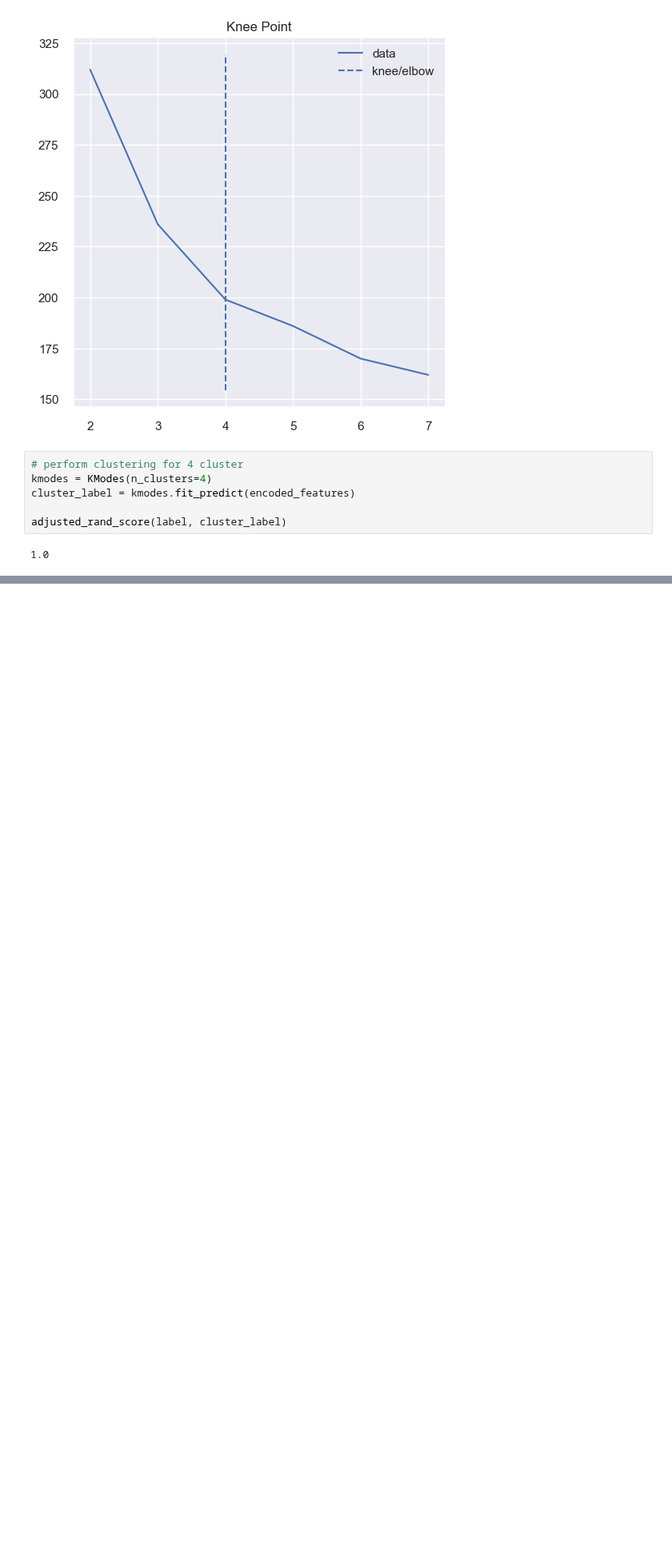
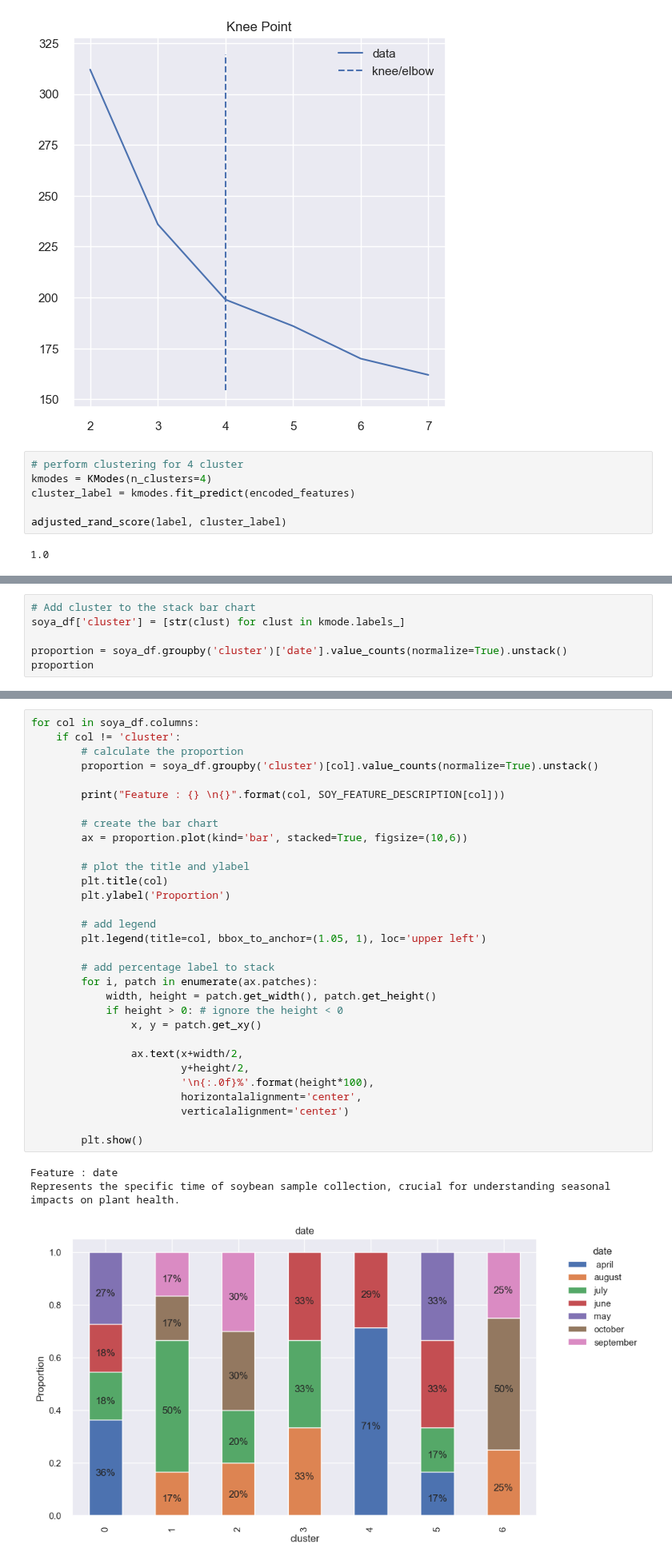
Before and after one commit to Sub458/Dimentionality_Reduction, a Jupyter notebook: k_mode_demo.ipynb, the cells around one changed output, grey strips where cells are left out. Shown at 80% size. Drawn from its saved outputs; the diff is of its cells as text; blank space fills up the shorter version.

Commit message:
added DBSCAN and k-mode clustering codes
Signed-off-by: Subham Singh <Subham.Singh2096@gmail.com>

```diff
--- a/k_mode_demo.ipynb
+++ b/k_mode_demo.ipynb
@@ -173,0 +176,6 @@ adjusted_rand_score(label, cluster_label)
+# %%
+# Add cluster to the stack bar chart
+soya_df['cluster'] = [str(clust) for clust in kmode.labels_]
+
+proportion = soya_df.groupby('cluster')['date'].value_counts(normalize=True).unstack()
+proportion
@@ -173,0 +192,35 @@ adjusted_rand_score(label, cluster_label)
+# %%
+for col in soya_df.columns:
+    if col != 'cluster':
+        # calculate the proportion
+        proportion = soya_df.groupby('cluster')[col].value_counts(normalize=True).unstack()
+
+        print("Feature : {} \n{}".format(col, SOY_FEATURE_DESCRIPTION[col]))
+
+        # create the bar chart
+        ax = proportion.plot(kind='bar', stacked=True, figsize=(10,6))
+
+        # plot the title and ylabel
+        plt.title(col)
+        plt.ylabel('Proportion')
+
+        # add legend
+        plt.legend(title=col, bbox_to_anchor=(1.05, 1), loc='upper left')
+
+        # add percentage label to stack
+        for i, patch in enumerate(ax.patches):
+            width, height = patch.get_width(), patch.get_height()
+            if height > 0: # ignore the height < 0
+                x, y = patch.get_xy()
+
+                ax.text(x+width/2,
+                        y+height/2,
+                        '\n{:.0f}%'.format(height*100),
+                        horizontalalignment='center',
+                        verticalalignment='center')
+
+        plt.show()
+# %% [output]
+Feature : date
+Represents the specific time of soybean sample collection, crucial for understanding seasonal impacts on plant health.
+[figure, added]
```
Also changed, not shown: parts of 4 cells of this notebook, 3 other files.
